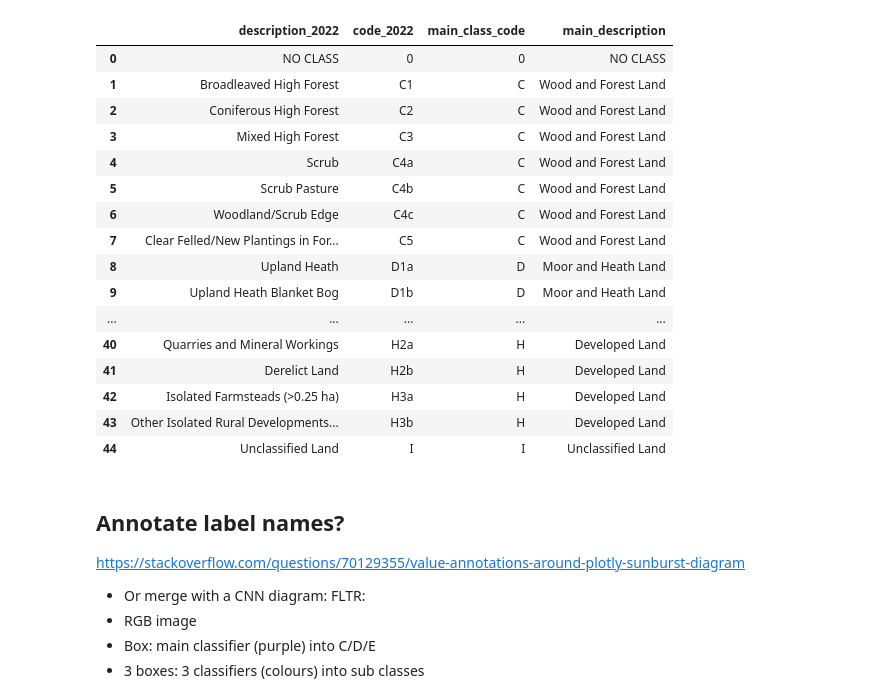
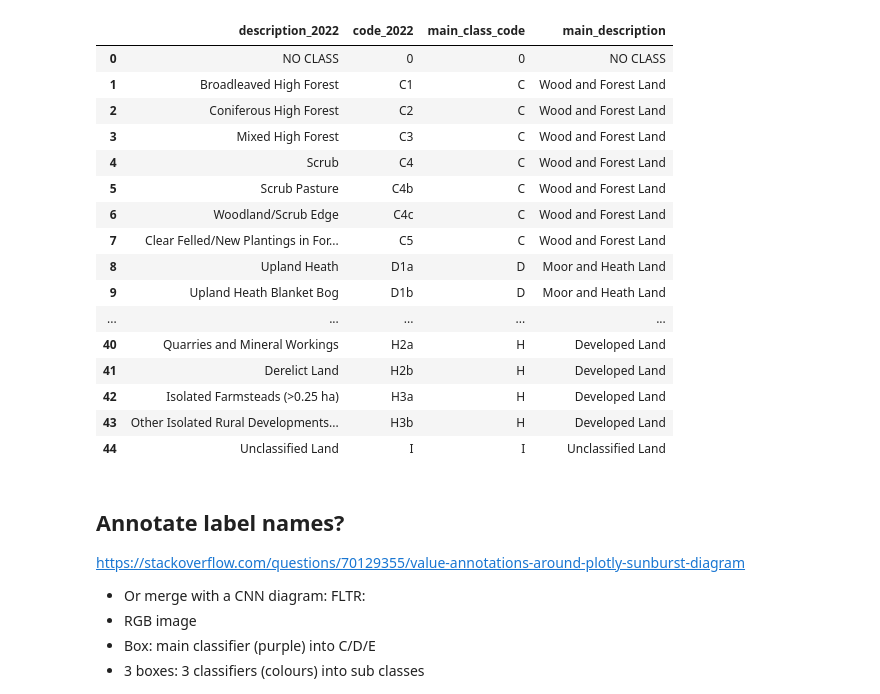
Before and after one commit to pdnpa/cnn-land-cover, a Jupyter notebook: notebooks/Figure classes diagram.ipynb, the cells around one changed output. Drawn from its saved outputs; the diff is of its cells as text; code cells hidden in the pictures.

Commit message:
Update fig 1c schema

```diff
--- a/notebooks/Figure classes diagram.ipynb
+++ b/notebooks/Figure classes diagram.ipynb
@@ -57,24 +48,25 @@ classes_ignore = ['C3', 'D4a', 'D4b', 'D7a', 'D7b', 'D8', 'E1', 'F1', 'F3b', 'F3
 # %%
 ## add row:
 # df_schema = df_schema.append({'code_2022': 'D1a', 'description_2022': 'Upland Heath',
 #                               'main_class_code': 'D', 'main_description': 'Moor and Heath Land'}, ignore_index=True)
 # df_schema = df_schema.append({'code_2022': 'D1b', 'description_2022': 'Peaty Upland Heath',
 #                               'main_class_code': 'D', 'main_description': 'Moor and Heath Land'}, ignore_index=True)
 ## drop row;
 # df_schema = df_schema[df_schema['code_2022'] != 'D1']
 ## sort by code_2022:
 df_schema = df_schema.sort_values(by=['code_2022'])
 ## reset index:
 df_schema = df_schema.reset_index(drop=True)
-
+## replace C4a in code_2022 column with C4:
+df_schema['code_2022'] = df_schema['code_2022'].apply(lambda x: 'C4' if x == 'C4a' else x)
 df_schema.head(50)
 # %% [output]
 |  | description_2022 | code_2022 | main_class_code | main_description |
 | 0 | NO CLASS | 0 | 0 | NO CLASS |
 | 1 | Broadleaved High Forest | C1 | C | Wood and Forest Land |
 | 2 | Coniferous High Forest | C2 | C | Wood and Forest Land |
 | 3 | Mixed High Forest | C3 | C | Wood and Forest Land |
-| 4 | Scrub | C4a | C | Wood and Forest Land |
+| 4 | Scrub | C4 | C | Wood and Forest Land |
 | 5 | Scrub Pasture | C4b | C | Wood and Forest Land |
 | 6 | Woodland/Scrub Edge | C4c | C | Wood and Forest Land |
 | 7 | Clear Felled/New Plantings in For... | C5 | C | Wood and Forest Land |
```
Also changed, not shown: parts of 5 cells of this notebook, 1 other file.
